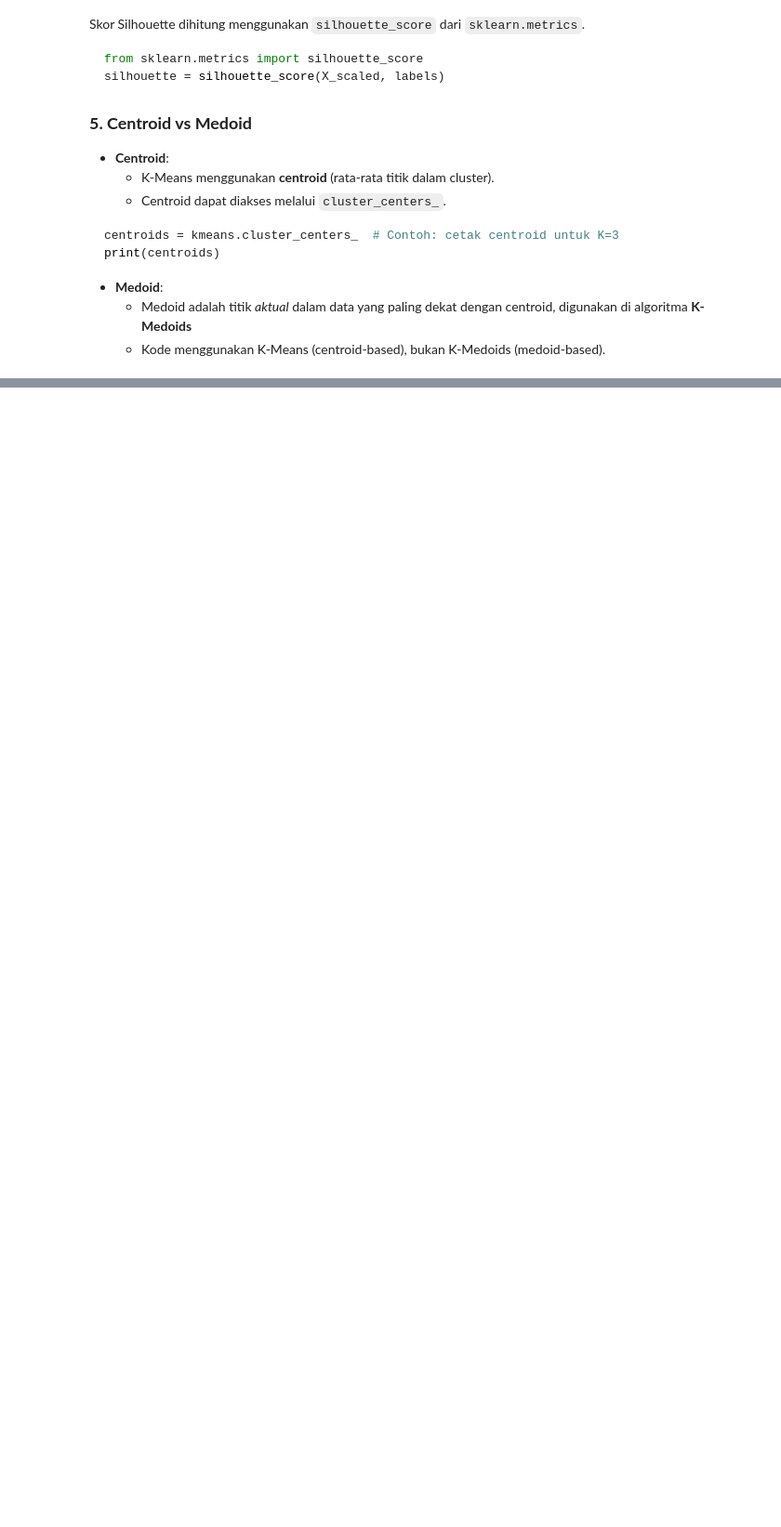
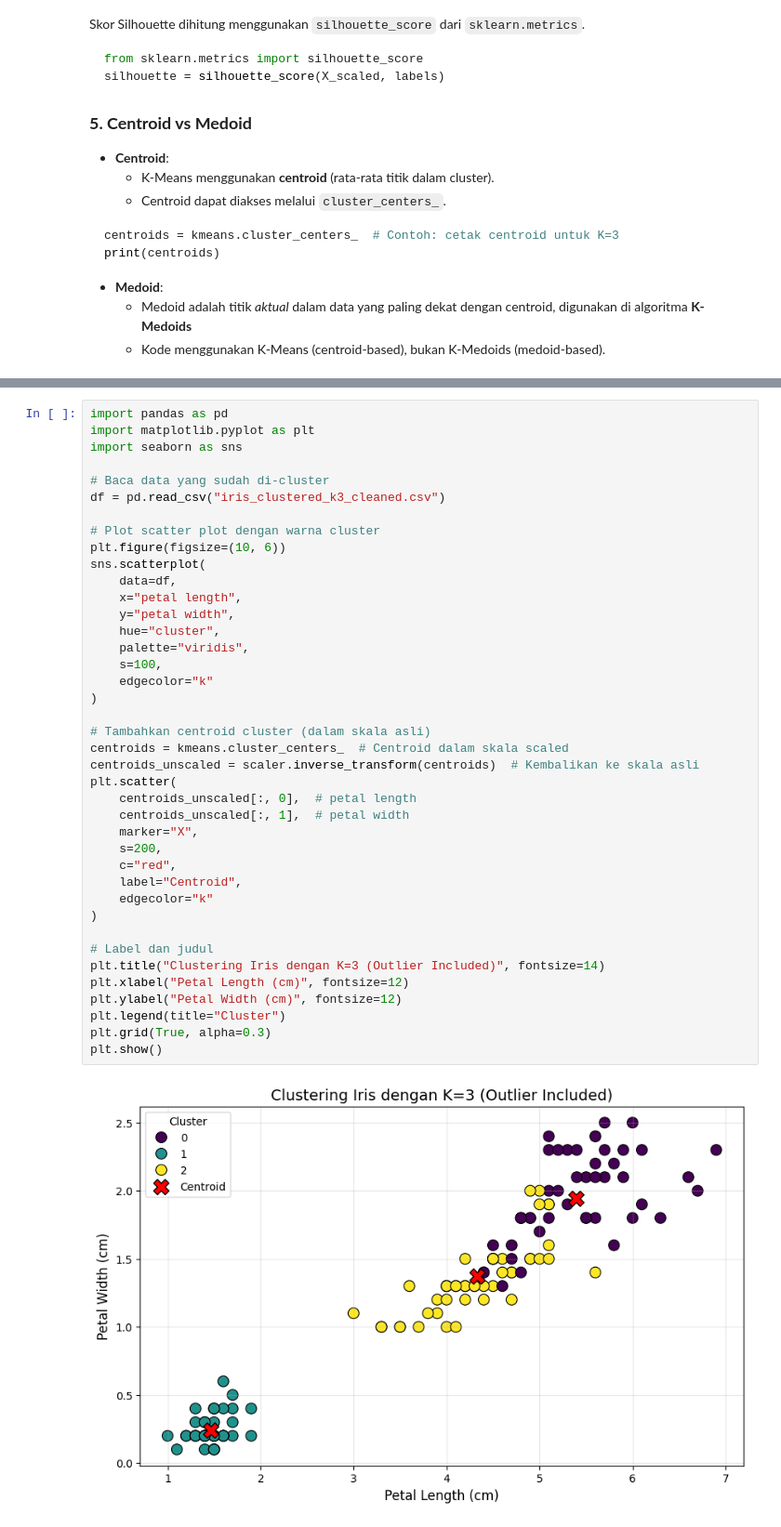
Before and after one commit to rhindottire/Data-Mining, a Jupyter notebook: pendata/Tugas5.ipynb, the cells around one changed output, grey strips where cells are left out. Shown at 93% size. Cells and saved outputs as stored; diff of their text form; blank space fills up the shorter version.

```diff
--- a/pendata/Tugas5.ipynb
+++ b/pendata/Tugas5.ipynb
@@ -357,0 +393,42 @@ print(centroids)
+# %%
+import pandas as pd
+import matplotlib.pyplot as plt
+import seaborn as sns
+
+# Baca data yang sudah di-cluster
+df = pd.read_csv("iris_clustered_k3_cleaned.csv")
+
+# Plot scatter plot dengan warna cluster
+plt.figure(figsize=(10, 6))
+sns.scatterplot(
+    data=df,
+    x="petal length",
+    y="petal width",
+    hue="cluster",
+    palette="viridis",
+    s=100,
+    edgecolor="k"
+)
+
+# Tambahkan centroid cluster (dalam skala asli)
+centroids = kmeans.cluster_centers_  # Centroid dalam skala scaled
+centroids_unscaled = scaler.inverse_transform(centroids)  # Kembalikan ke skala asli
+plt.scatter(
+    centroids_unscaled[:, 0],  # petal length
+    centroids_unscaled[:, 1],  # petal width
+    marker="X",
+    s=200,
+    c="red",
+    label="Centroid",
+    edgecolor="k"
+)
+
+# Label dan judul
+plt.title("Clustering Iris dengan K=3 (Outlier Included)", fontsize=14)
+plt.xlabel("Petal Length (cm)", fontsize=12)
+plt.ylabel("Petal Width (cm)", fontsize=12)
+plt.legend(title="Cluster")
+plt.grid(True, alpha=0.3)
+plt.show()
+# %% [output]
+[figure, added]
```
Also changed, not shown: parts of 3 cells of this notebook, 3 other files.
